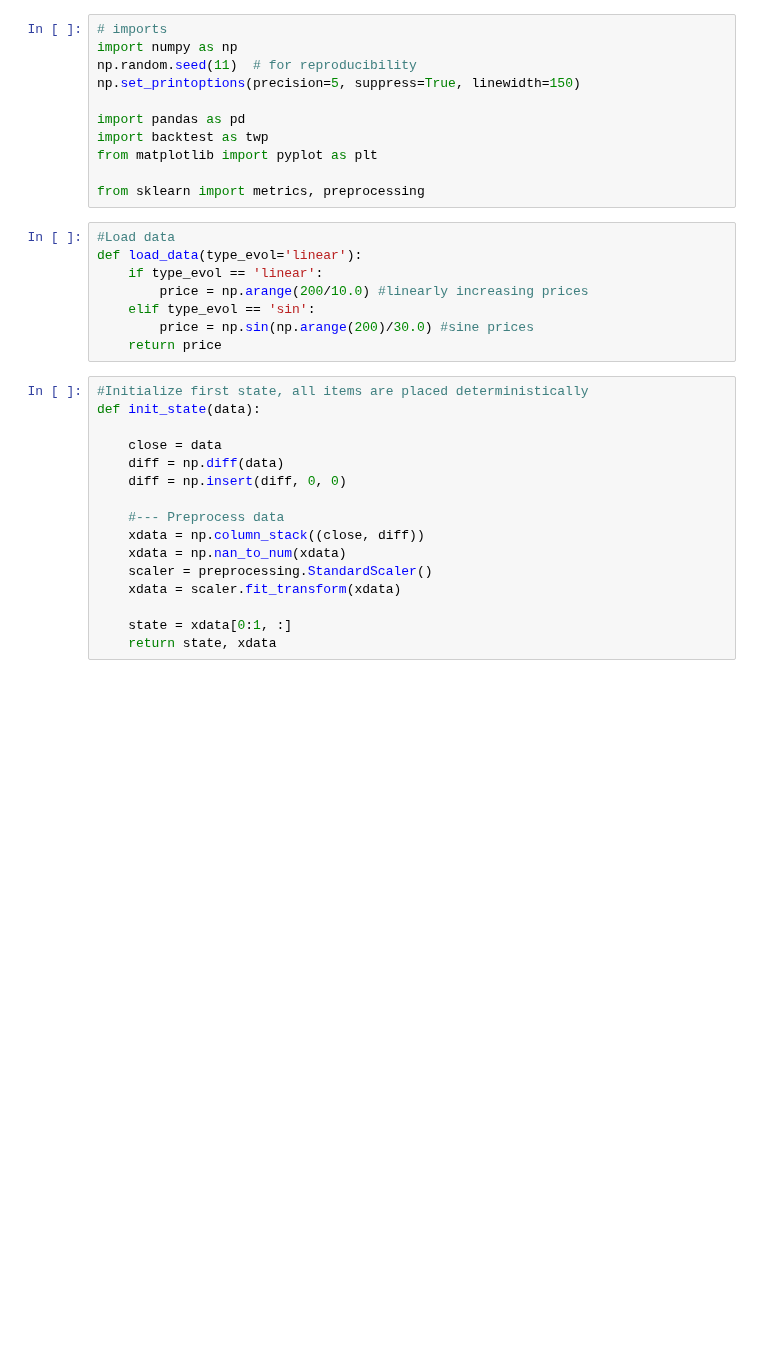
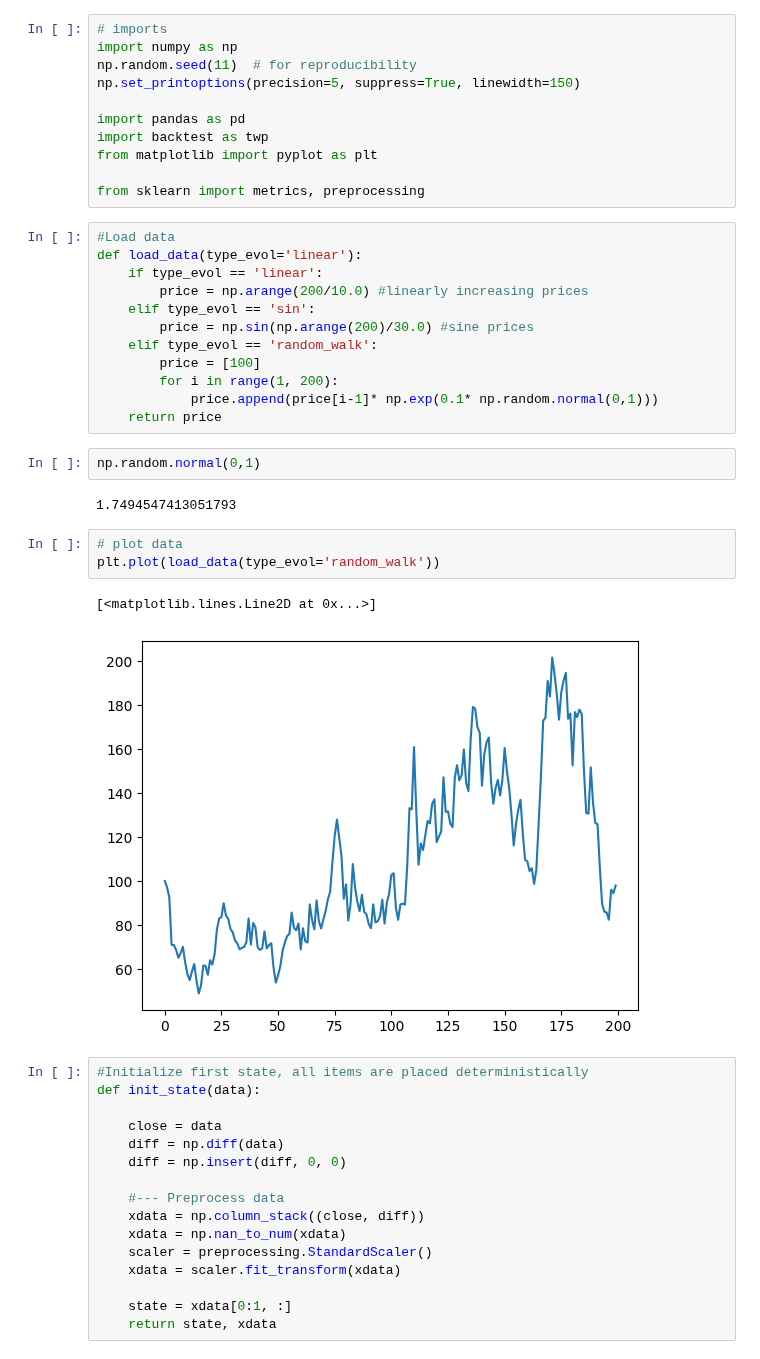
Before and after one commit to baslia/quant_analysis, a Jupyter notebook: reinforcement_learning/example_1.ipynb, the cells around one changed output. Saved outputs shown, nothing was run; the diff lists cells and outputs as text; blank space fills up the shorter version.

Commit message:
add random walk

```diff
--- a/reinforcement_learning/example_1.ipynb
+++ b/reinforcement_learning/example_1.ipynb
@@ -18,7 +18,21 @@ def load_data(type_evol='linear'):
         price = np.arange(200/10.0) #linearly increasing prices
     elif type_evol == 'sin':
         price = np.sin(np.arange(200)/30.0) #sine prices
+    elif type_evol == 'random_walk':
+        price = [100]
+        for i in range(1, 200):
+            price.append(price[i-1]* np.exp(0.1* np.random.normal(0,1)))
     return price
+# %%
+np.random.normal(0,1)
+# %% [output]
+1.7494547413051793
+# %%
+# plot data
+plt.plot(load_data(type_evol='random_walk'))
+# %% [output]
+[<matplotlib.lines.Line2D at 0x...>]
+[figure, added]
 # %%
 #Initialize first state, all items are placed deterministically
 def init_state(data):
```
Also changed, not shown: parts of 2 cells of this notebook.
